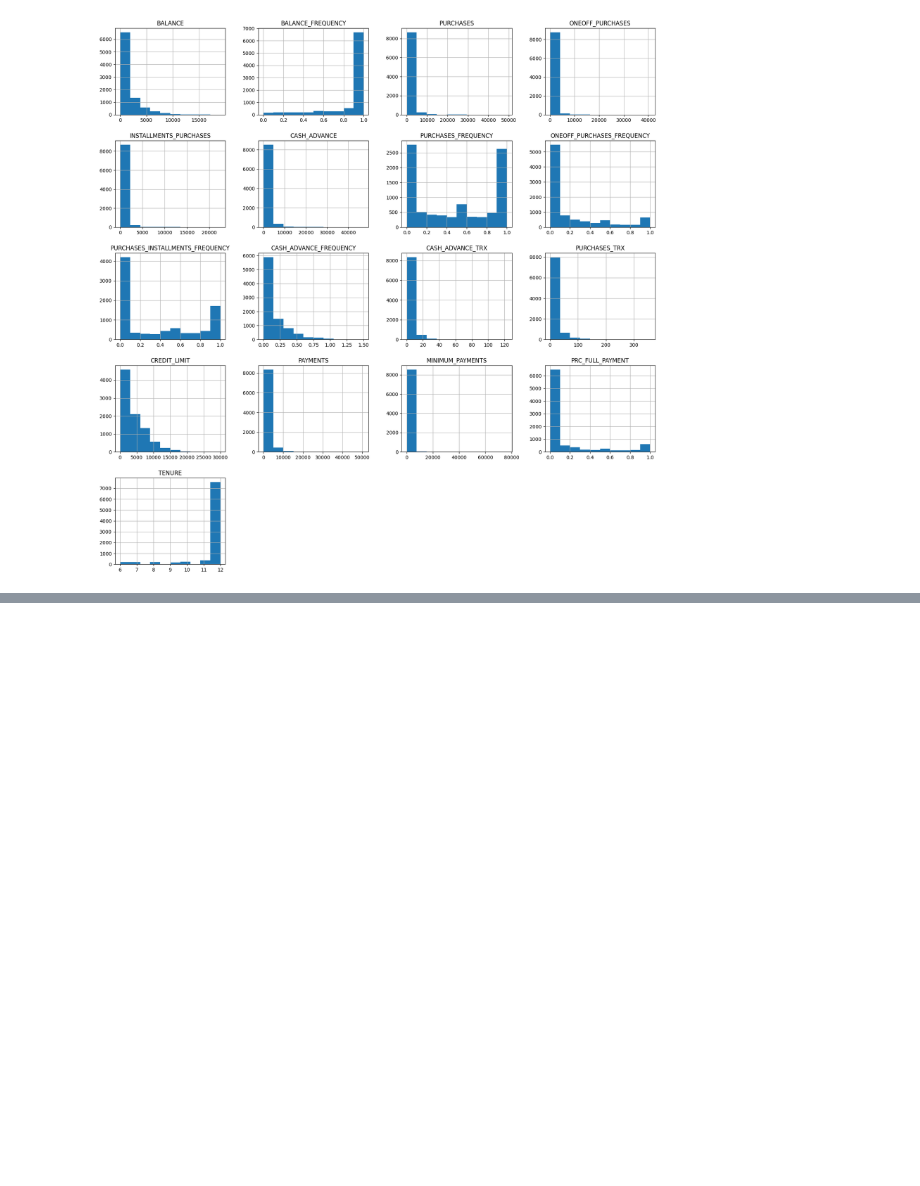
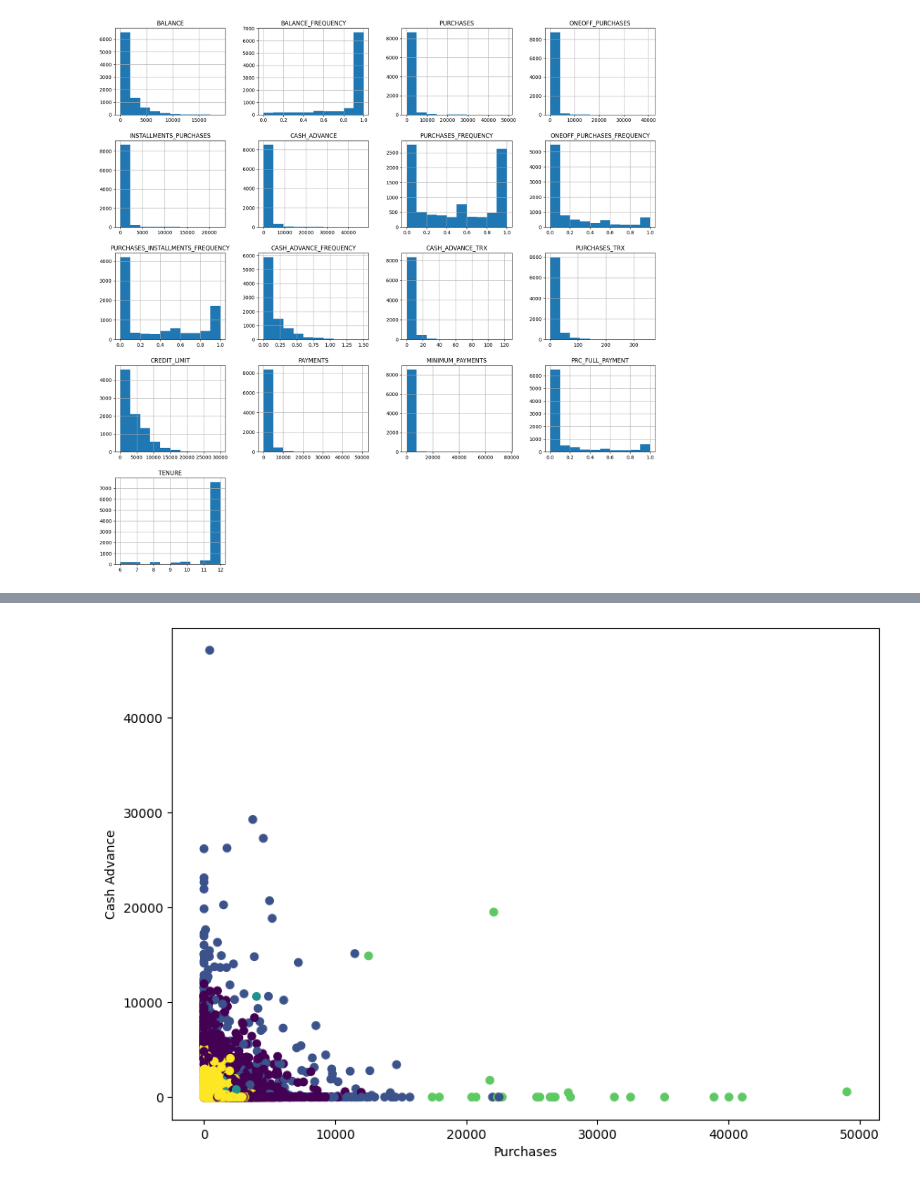
Before and after one commit to mmedoues/cc-general, a Jupyter notebook: model.ipynb, the cells around one changed output, grey strips where cells are left out. Cells and saved outputs as stored; diff of their text form; code cells hidden in the pictures; blank space fills up the shorter version.

```diff
--- a/model.ipynb
+++ b/model.ipynb
@@ -173,0 +117,9 @@ Name: count, dtype: int64
+# %%
+# now do a scatter plot to see the clusters
+plt.figure(figsize=(10,7))
+plt.scatter(df['PURCHASES'], df['CASH_ADVANCE'], c=model.labels_)
+plt.xlabel('Purchases')
+plt.ylabel('Cash Advance')
+plt.show()
+# %% [output]
+[figure, added]
```
Also changed, not shown: parts of 12 cells of this notebook.
